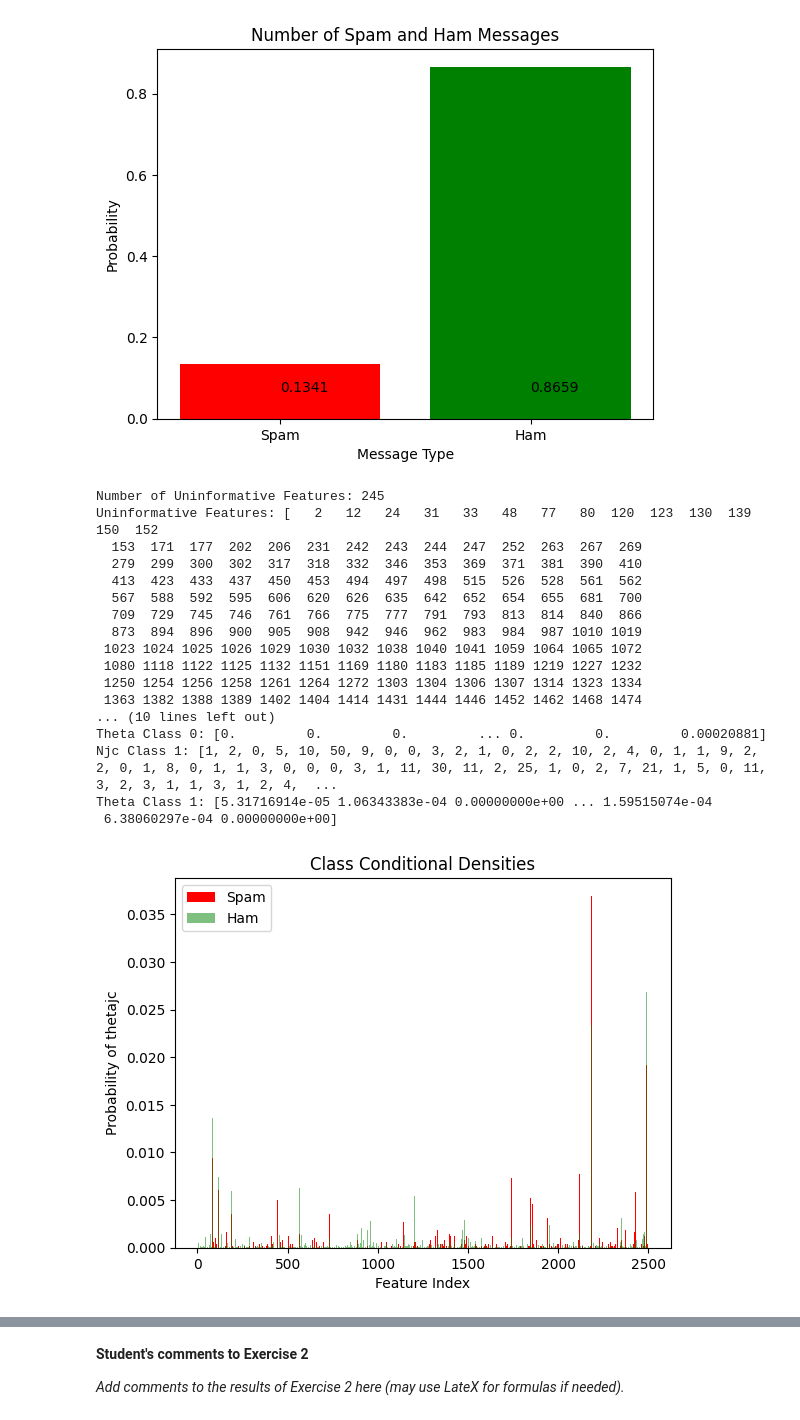
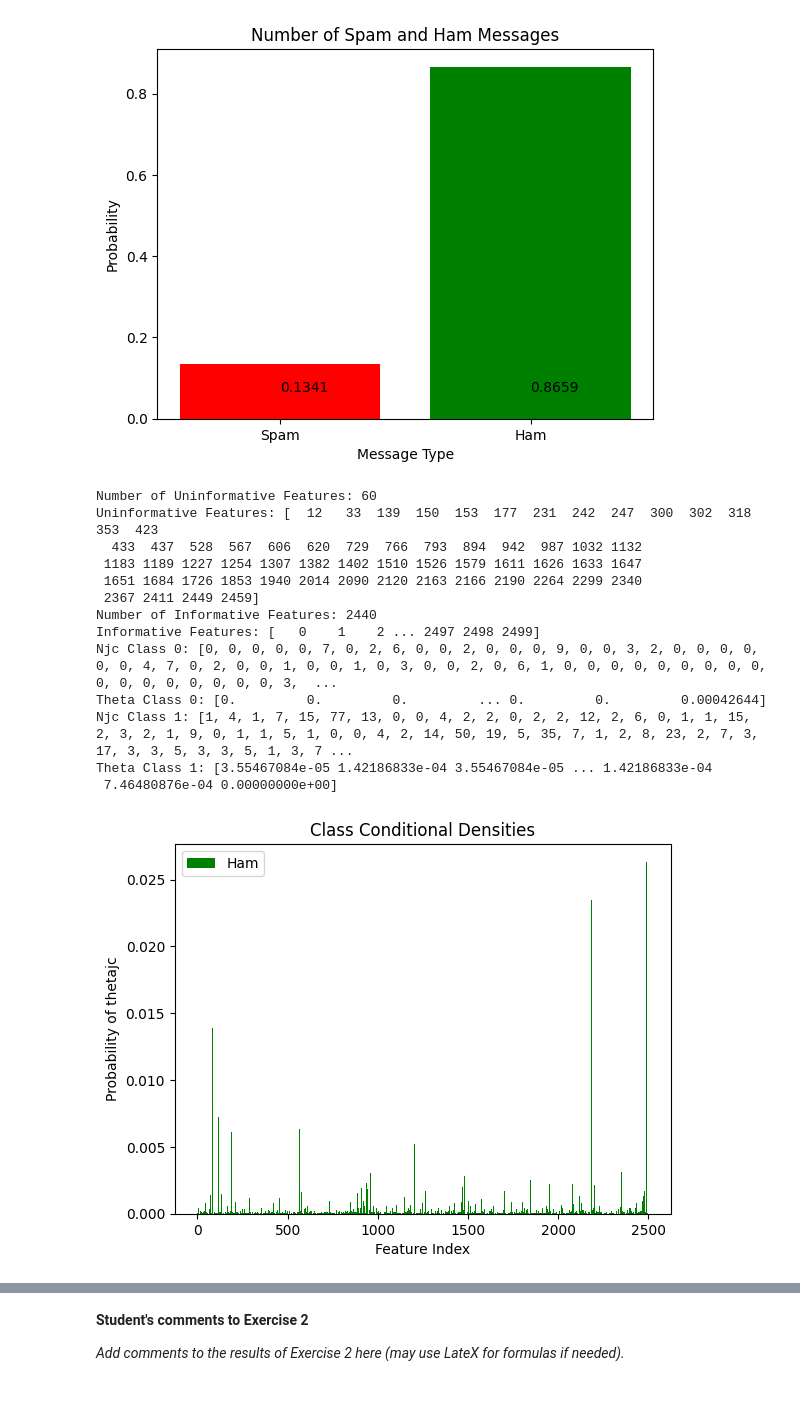
Before and after one commit to A-M-Alizadeh/Statistical-Labs, a Jupyter notebook: Stat Labs/Lab2_v6/Lab2_v6.ipynb, the cells around one changed output, grey strips where cells are left out. Drawn from its saved outputs; the diff is of its cells as text; code cells hidden in the pictures.

```diff
--- a/Stat Labs/Lab2_v6/Lab2_v6.ipynb
+++ b/Stat Labs/Lab2_v6/Lab2_v6.ipynb
@@ -200,10 +272,10 @@ feature_names = bagger.get_feature_names_out()
 data = pd.concat([data, pd.DataFrame(bag, columns=feature_names)], axis=1)
 display(data)
 
-X_train = data.iloc[:2000,2:].to_numpy()
-X_test = data.iloc[2000:3000,2:].to_numpy()
-y_train = data.iloc[:2000,0].to_numpy() == 'ham'
-y_test = data.iloc[2000:3000,0].to_numpy() == 'ham'
+X_train = data.iloc[:3000,2:].to_numpy()
+X_test = data.iloc[3000:,2:].to_numpy()
+y_train = data.iloc[:3000,0].to_numpy() == 'ham'
+y_test = data.iloc[3000:,0].to_numpy() == 'ham'
 # %% [output]
 |  | labels | text |
 | 0 | ham | Go until jurong point, crazy.. Av... |
@@ -281,33 +351,29 @@ print('Theta Class 0:', theta_class0)
 print('Njc Class 1:', Njc_class1)
 print('Theta Class 1:', theta_class1)
 # %% [output]
-Number of Uninformative Features: 245
-Uninformative Features: [   2   12   24   31   33   48   77   80  120  123  130  139  150  152
-  153  171  177  202  206  231  242  243  244  247  252  263  267  269
-  279  299  300  302  317  318  332  346  353  369  371  381  390  410
-  413  423  433  437  450  453  494  497  498  515  526  528  561  562
-  567  588  592  595  606  620  626  635  642  652  654  655  681  700
-  709  729  745  746  761  766  775  777  791  793  813  814  840  866
-  873  894  896  900  905  908  942  946  962  983  984  987 1010 1019
- 1023 1024 1025 1026 1029 1030 1032 1038 1040 1041 1059 1064 1065 1072
- 1080 1118 1122 1125 1132 1151 1169 1180 1183 1185 1189 1219 1227 1232
- 1250 1254 1256 1258 1261 1264 1272 1303 1304 1306 1307 1314 1323 1334
- 1363 1382 1388 1389 1402 1404 1414 1431 1444 1446 1452 1462 1468 1474
-... (10 lines left out)
-Theta Class 0: [0.         0.         0.         ... 0.         0.         0.00020881]
-Njc Class 1: [1, 2, 0, 5, 10, 50, 9, 0, 0, 3, 2, 1, 0, 2, 2, 10, 2, 4, 0, 1, 1, 9, 2, 2, 0, 1, 8, 0, 1, 1, 3, 0, 0, 0, 3, 1, 11, 30, 11, 2, 25, 1, 0, 2, 7, 21, 1, 5, 0, 11, 3, 2, 3, 1, 1, 3, 1, 2, 4,  ...
-Theta Class 1: [5.31716914e-05 1.06343383e-04 0.00000000e+00 ... 1.59515074e-04
- 6.38060297e-04 0.00000000e+00]
+Number of Uninformative Features: 60
+Uninformative Features: [  12   33  139  150  153  177  231  242  247  300  302  318  353  423
+  433  437  528  567  606  620  729  766  793  894  942  987 1032 1132
+ 1183 1189 1227 1254 1307 1382 1402 1510 1526 1579 1611 1626 1633 1647
+ 1651 1684 1726 1853 1940 2014 2090 2120 2163 2166 2190 2264 2299 2340
+ 2367 2411 2449 2459]
+Number of Informative Features: 2440
+Informative Features: [   0    1    2 ... 2497 2498 2499]
+Njc Class 0: [0, 0, 0, 0, 0, 7, 0, 2, 6, 0, 0, 2, 0, 0, 0, 9, 0, 0, 3, 2, 0, 0, 0, 0, 0, 0, 4, 7, 0, 2, 0, 0, 1, 0, 0, 1, 0, 3, 0, 0, 2, 0, 6, 1, 0, 0, 0, 0, 0, 0, 0, 0, 0, 0, 0, 0, 0, 0, 0, 0, 0, 3,  ...
+Theta Class 0: [0.         0.         0.         ... 0.         0.         0.00042644]
+Njc Class 1: [1, 4, 1, 7, 15, 77, 13, 0, 0, 4, 2, 2, 0, 2, 2, 12, 2, 6, 0, 1, 1, 15, 2, 3, 2, 1, 9, 0, 1, 1, 5, 1, 0, 0, 4, 2, 14, 50, 19, 5, 35, 7, 1, 2, 8, 23, 2, 7, 3, 17, 3, 3, 5, 3, 3, 5, 1, 3, 7 ...
+Theta Class 1: [3.55467084e-05 1.42186833e-04 3.55467084e-05 ... 1.42186833e-04
+ 7.46480876e-04 0.00000000e+00]
 # %%
 #Display the class-conditional densities θjc1 and θjc2.
 #Use the function plt.bar() to plot the bar plot of the class conditional densities for the first 10 features
 #Write the value inside the bars
-plt.bar(range(len(theta_class0)), theta_class0, color='red', label='Spam')
-plt.bar(range(len(theta_class1)), theta_class1, color='green', label='Ham', alpha=0.5)
+# plt.bar(range(len(theta_class0)), theta_class0, color='red', label='Spam', width=1)
+plt.bar(range(len(theta_class1)), theta_class1, color='green', label='Ham', width=1)
 plt.xlabel('Feature Index')
 plt.ylabel('Probability of thetajc')
 plt.title('Class Conditional Densities')
 plt.legend()
 plt.show()
 # %% [output]
-[figure, old version]
+[figure, new version]
```
Also changed, not shown: parts of 7 cells of this notebook, 1 other file.
